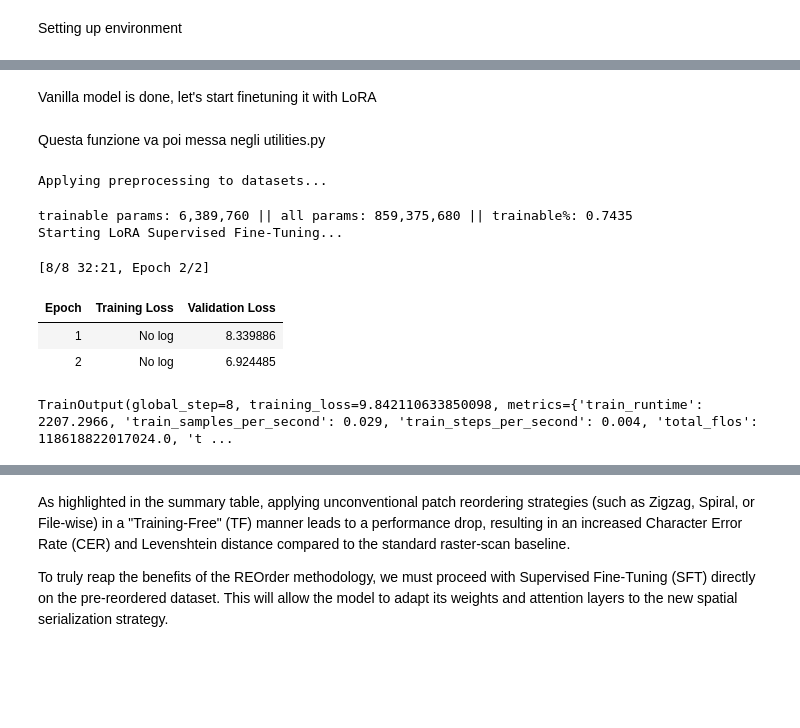
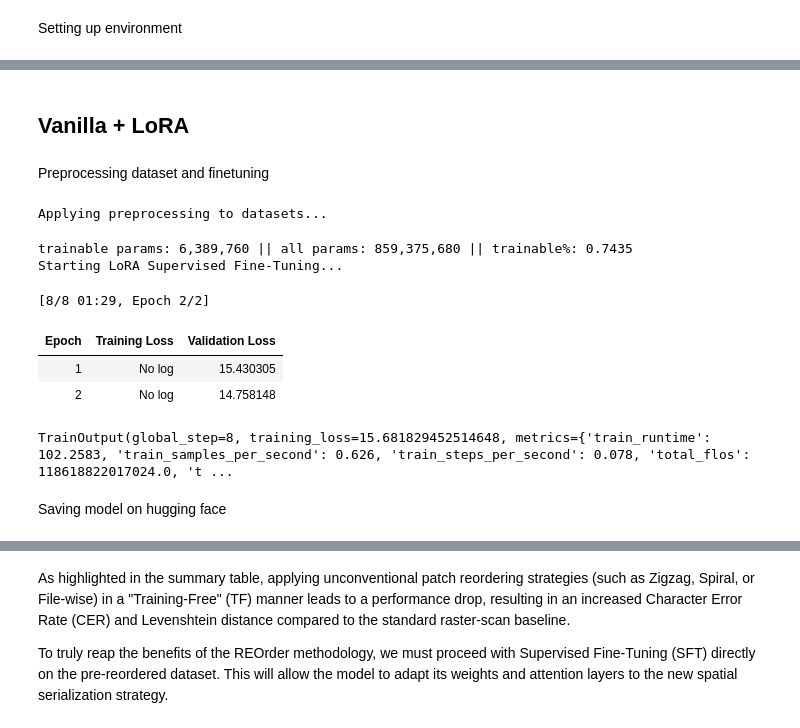
Before and after one commit to Aivon99/BigDataAndTextMiningProject, a Jupyter notebook: src/eval/Task_1.ipynb, the cells around one changed output, grey strips where cells are left out. Cells and saved outputs as stored; diff of their text form; code cells hidden in the pictures; blank space fills up the shorter version.

Commit message:
Task 1 completed

```diff
--- a/src/eval/Task_1.ipynb
+++ b/src/eval/Task_1.ipynb
@@ -258,4 +270,0 @@ Comparative Summary DataFrame (all_models_results):
-# %% [markdown]
-Vanilla model is done, let's start finetuning it with LoRA
-# %% [markdown]
-Questa funzione va poi messa negli utilities.py
@@ -349,16 +271,33 @@ def preprocess_function(sample, repo_root=None):
+# %% [markdown]
+## Vanilla + LoRA
+# %% [markdown]
+Preprocessing dataset and finetuning
 # %%
 # 1. Preprocessing dataset
-
 print("Applying preprocessing to datasets...")
-tokenized_train = dataset_task1["train"].map(preprocess_function, remove_columns=dataset_task1["train"].column_names)
-tokenized_val = dataset_task1["validation"].map(preprocess_function, remove_columns=dataset_task1["validation"].column_names)
+tokenized_train = dataset_task1["train"].map(
+    partial(preprocess_function, processor=processor),
+    remove_columns=dataset_task1["train"].column_names,
+)
+tokenized_val = dataset_task1["validation"].map(
+    partial(preprocess_function, processor=processor),
+    remove_columns=dataset_task1["validation"].column_names,
+)
 
 # 2. Configure PEFT and LoRA parameters
 peft_config = LoraConfig(
     task_type=TaskType.CAUSAL_LM,
     r=16,
     lora_alpha=32,
-    target_modules=["q_proj", "k_proj", "v_proj", "o_proj", "gate_proj", "up_proj", "down_proj"],
+    target_modules=[
+        "q_proj",
+        "k_proj",
+        "v_proj",
+        "o_proj",
+        "gate_proj",
+        "up_proj",
+        "down_proj",
+    ],
     lora_dropout=0.05,
     bias="none",
 )
@@ -371,38 +310,40 @@ lora_model.print_trainable_parameters()
 training_args = TrainingArguments(
     output_dir="./qwen_task1_lora_output",
     per_device_train_batch_size=1,
     per_device_eval_batch_size=1,
     gradient_accumulation_steps=8,
     learning_rate=2e-4,
     logging_steps=10,
     num_train_epochs=2,
     save_strategy="epoch",
     eval_strategy="epoch",
     fp16=True,
     remove_unused_columns=False,
-    report_to="none"
+    report_to="none",
 )
 
 # 4. Initialize the Trainer using 'lora_model'
 trainer = Trainer(
     model=lora_model,
     args=training_args,
     train_dataset=tokenized_train,
     eval_dataset=tokenized_val,
 )
 
 # 5. Start Fine-Tuning
 print("Starting LoRA Supervised Fine-Tuning...")
 trainer.train()
 # %% [output]
 Applying preprocessing to datasets...
 trainable params: 6,389,760 || all params: 859,375,680 || trainable%: 0.7435
 Starting LoRA Supervised Fine-Tuning...
-[8/8 32:21, Epoch 2/2]
+[8/8 01:29, Epoch 2/2]
 | Epoch | Training Loss | Validation Loss |
-| 1 | No log | 8.339886 |
-| 2 | No log | 6.924485 |
+| 1 | No log | 15.430305 |
+| 2 | No log | 14.758148 |
-TrainOutput(global_step=8, training_loss=9.842110633850098, metrics={'train_runtime': 2207.2966, 'train_samples_per_second': 0.029, 'train_steps_per_second': 0.004, 'total_flos': 118618822017024.0, 't ...
+TrainOutput(global_step=8, training_loss=15.681829452514648, metrics={'train_runtime': 102.2583, 'train_samples_per_second': 0.626, 'train_steps_per_second': 0.078, 'total_flos': 118618822017024.0, 't ...
+# %% [markdown]
+Saving model on hugging face
 # %%
 # 6. Save weights to Hugging Face folder
 hf_org_prefix = "bdatm-project"
```
Also changed, not shown: parts of 38 cells of this notebook.
